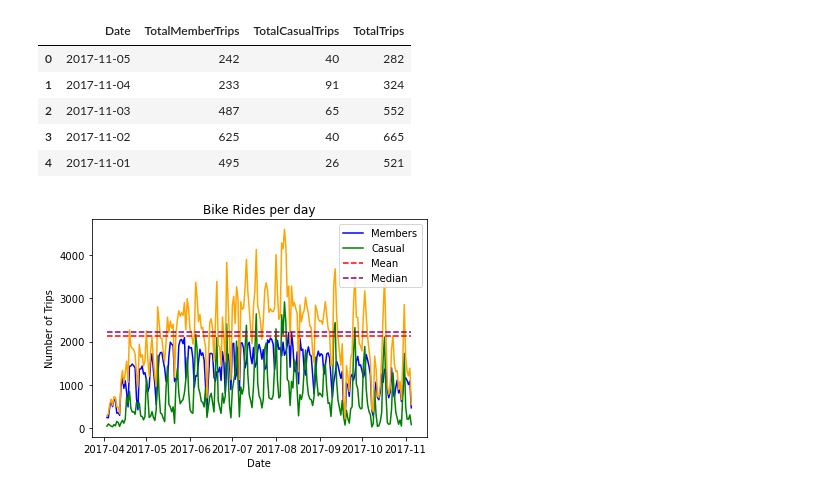
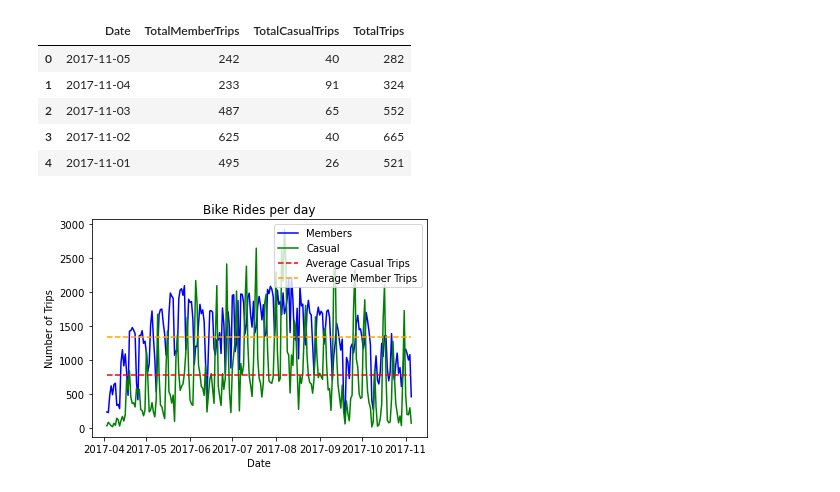
Before and after one commit to grand42/Machine_Learning-NiceRide, a Jupyter notebook: Working_Directory/Station_Popularity.ipynb, the cells around one changed output. Cells and saved outputs as stored; diff of their text form; code cells hidden in the pictures.

```diff
--- a/Working_Directory/Station_Popularity.ipynb
+++ b/Working_Directory/Station_Popularity.ipynb
@@ -98,23 +98,23 @@ datesDF.head()
 # %%
 #Plot trips per day
 import matplotlib.pyplot as plt
 x = datesDF['Date'].sort_values()
 y1 = datesDF['TotalMemberTrips']
 y2 = datesDF['TotalCasualTrips']
 y3 = datesDF['TotalTrips']
 ymean = [np.mean(y3)]*len(x)
-ymed = [np.median(y3)]*len(x)
+y1mean = [np.mean(y1)]*len(x)
+y2mean = [np.mean(y2)]*len(x)
 plt.plot(x, y1, color = 'blue', label = 'Members')
 plt.plot(x, y2, color = 'green', label = 'Casual')
-plt.plot(x, y3, color = 'orange')
-plt.plot(x, ymean, color = 'red', label='Mean', linestyle='--')
-plt.plot(x, ymed, color = 'purple', label='Median', linestyle='--')
+plt.plot(x, y2mean, color = 'red', label='Average Casual Trips', linestyle='--')
+plt.plot(x, y1mean, color = 'orange', label='Average Member Trips', linestyle='--')
 plt.title('Bike Rides per day')
 plt.xlabel('Date')
 plt.ylabel('Number of Trips')
 # Make a legend
 plt.legend(loc='upper right')
 
 plt.show()
 # %% [output]
-[figure, old version]
+[figure, new version]
```
Also changed, not shown: parts of 6 cells of this notebook.
